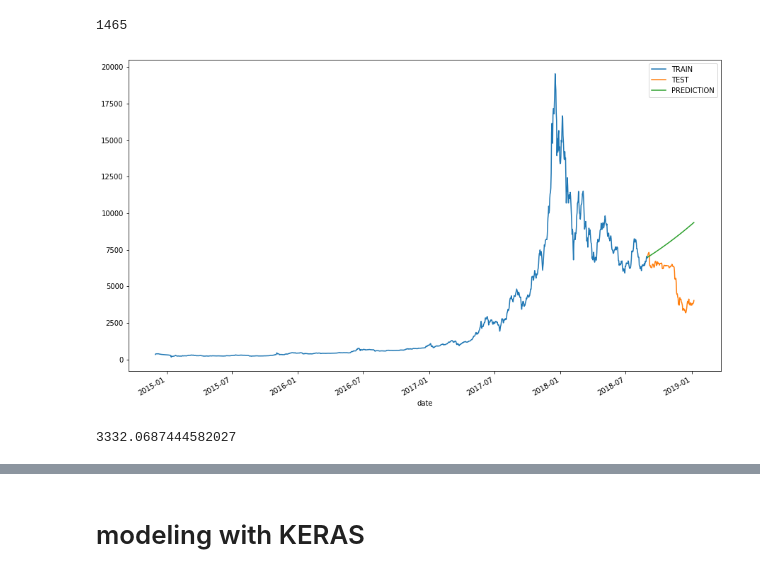
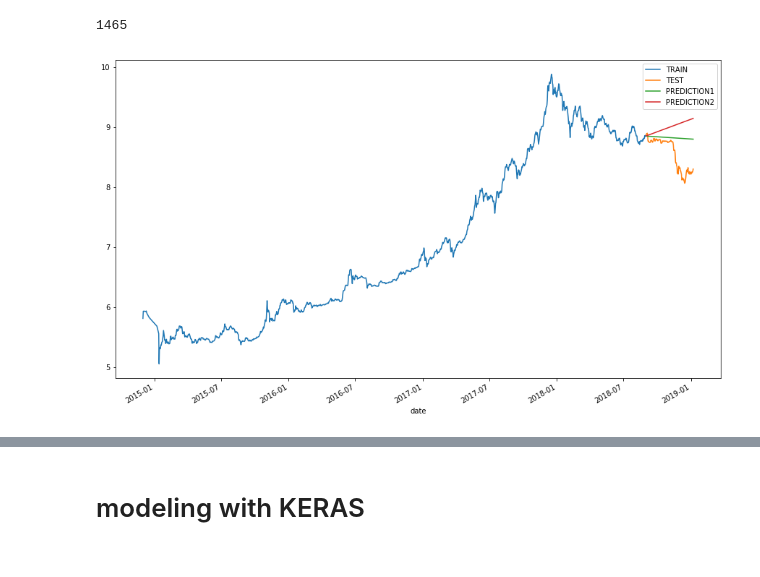
Before and after one commit to legomydiego/Thinkful-Final-Capstone, a Jupyter notebook: Final Capstone.ipynb, the cells around one changed output, grey strips where cells are left out. Cells and saved outputs as stored; diff of their text form; code cells hidden in the pictures.

Commit message:
Added parameters to Exp smoothing predictions

```diff
--- a/Final Capstone.ipynb
+++ b/Final Capstone.ipynb
@@ -403,7 +433,7 @@ df_log = df['Close'].apply(lambda x: math.log(x))
 #df_log.dropna(inplace=True)
 # %%
 from numpy import log
-df_log = log(df_log)
+df_log = log(df['Close'])
 # %%
 df_log.plot(legend=True,figsize=(15,9))
 # %% [output]
@@ -430 +456,8 @@ fitted_DES_predictions_log.index = test_log.index
+# %%
+fitted_DES_model_log1 = ExponentialSmoothing(train_log, trend='add').fit(smoothing_level=.95, smoothing_slope=0.01)
+fitted_DES_model_log2 = ExponentialSmoothing(train_log, trend='add').fit(optimized=True)
+fitted_DES_predictions_log1 = fitted_DES_model_log1.forecast(129)
+fitted_DES_predictions_log2 = fitted_DES_model_log2.forecast(129)
+fitted_DES_predictions_log1.index = test_log.index
+fitted_DES_predictions_log2.index = test_log.index
 # %%
@@ -432,11 +465,7 @@ fitted_DES_predictions_log = fitted_DES_predictions_log.apply(lambda x: math.exp
 # %%
-train.plot(legend=True,label='TRAIN')
-test.plot(legend=True,label='TEST',figsize=(15,9))
-fitted_DES_predictions_log.plot(legend=True,label='PREDICTION');
+train_log.plot(legend=True,label='TRAIN')
+test_log.plot(legend=True,label='TEST',figsize=(15,9))
+fitted_DES_predictions_log1.plot(legend=True,label='PREDICTION1')
+fitted_DES_predictions_log2.plot(legend=True,label='PREDICTION2');
 # %% [output]
-[figure, old version]
+[figure, new version]
-# %%
-fitted_DES_error_log = rmse(test, fitted_DES_predictions_log)
-print(fitted_DES_error_log)
-# %% [output]
-3332.0687444582027
```
Also changed, not shown: parts of 21 cells of this notebook, 1 other file.
